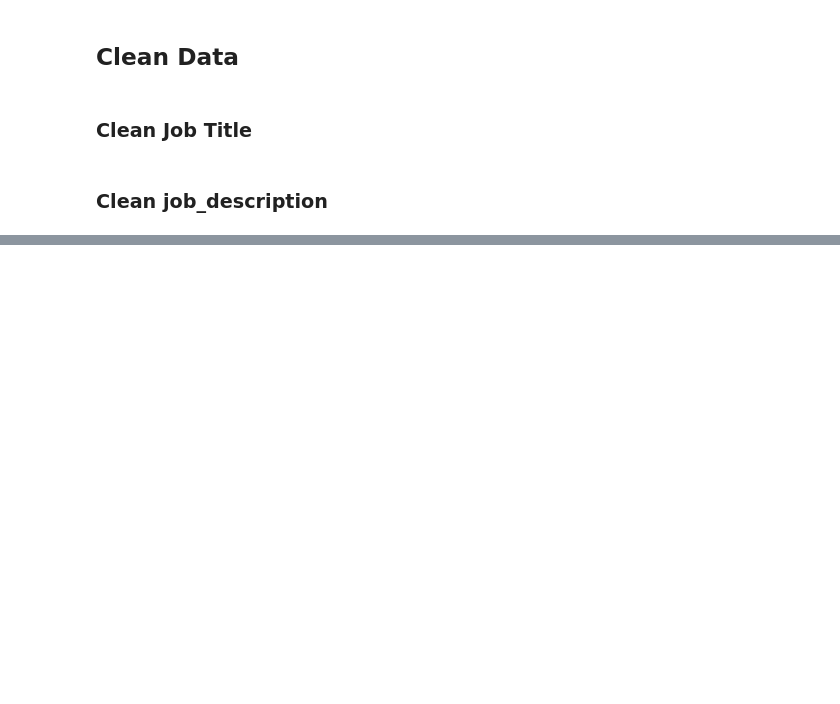
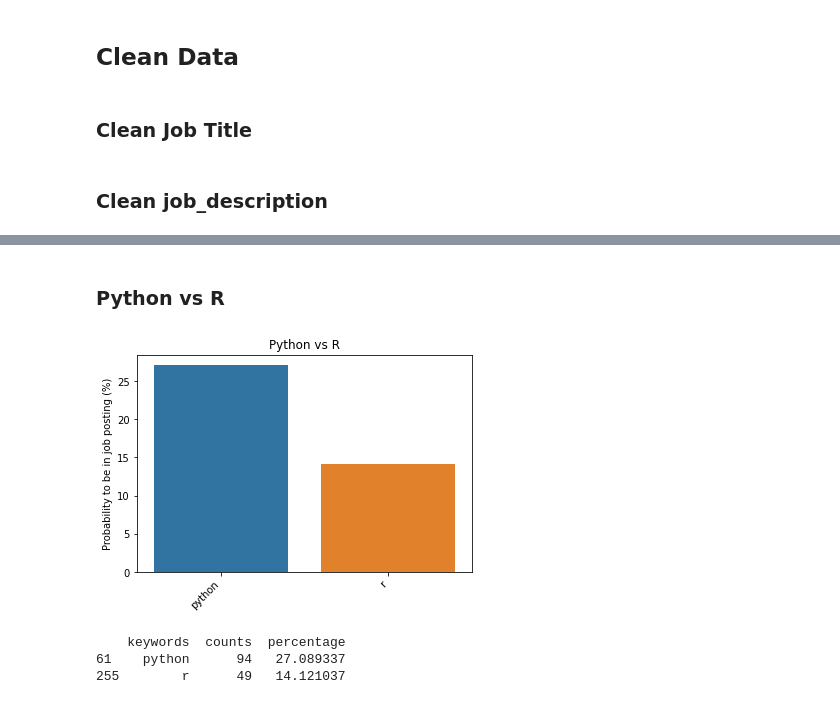
Before and after one commit to JanSchuck/DataAnalysis-StudentResearchProject, a Jupyter notebook: Analysis/Indeed_Analysis.ipynb, the cells around one changed output, grey strips where cells are left out. Cells and saved outputs as stored; diff of their text form; code cells hidden in the pictures; blank space fills up the shorter version.

```diff
--- a/Analysis/Indeed_Analysis.ipynb
+++ b/Analysis/Indeed_Analysis.ipynb
@@ -198,0 +280,10 @@ print(count_keywords)
+# %% [markdown]
+### Python vs R
+# %%
+python_R_keywords = ["python" , "r"]
+plotSkillSet(tokenized_df,python_R_keywords, "Python vs R")
+# %% [output]
+[figure, added]
+    keywords  counts  percentage
+61    python      94   27.089337
+255        r      49   14.121037
```
Also changed, not shown: parts of 31 cells of this notebook.
